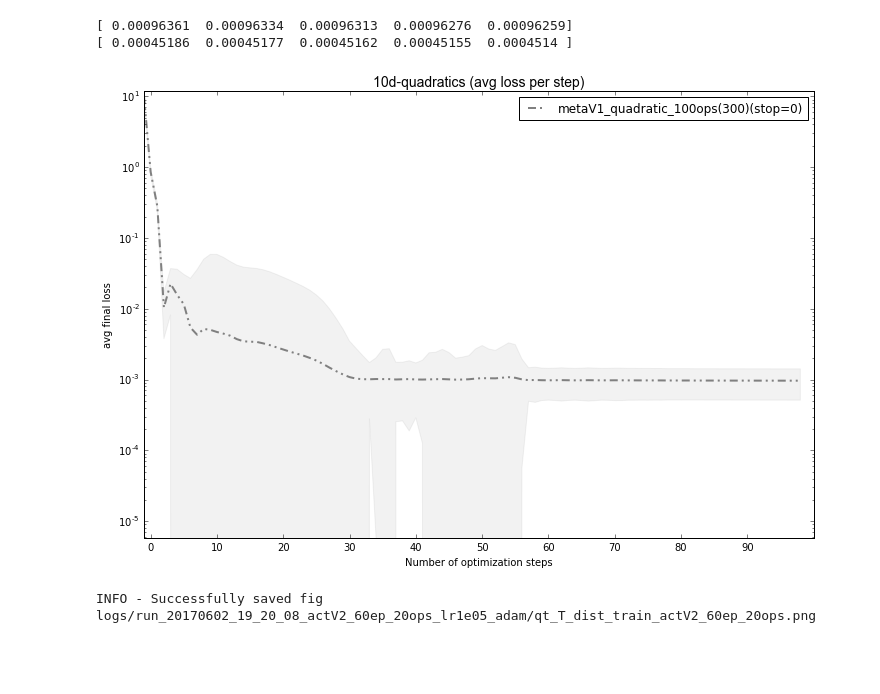
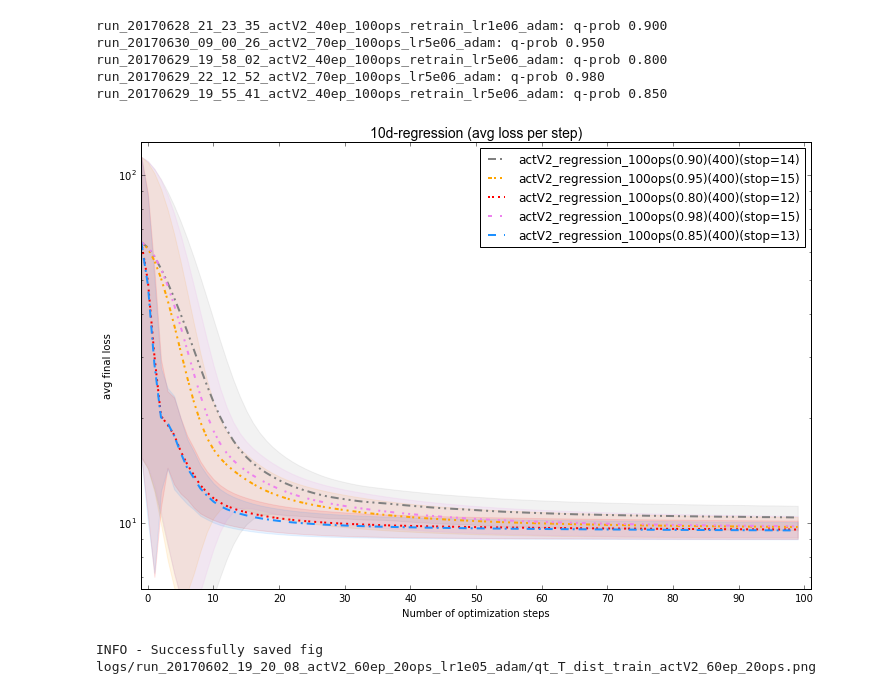
Before and after one commit to toologicbv/meta_learner, a Jupyter notebook: 10d_reg_results_20170623.ipynb, the cells around one changed output. Saved outputs shown, nothing was run; the diff lists cells and outputs as text; code cells hidden in the pictures; blank space fills up the shorter version.

```diff
--- a/10d_reg_results_20170623.ipynb
+++ b/10d_reg_results_20170623.ipynb
@@ -52,3 +44,14 @@ expers_to_load = [(True, "run_20170629_15_06_49_metaV1_10ep_100ops_retrain_lr5e0
+# %%
+expers_to_load = [(False, "run_20170629_15_06_49_metaV1_10ep_100ops_retrain_lr5e06_adam"), # quadratics
+                  (False, "run_20170625_18_56_22_metaV1_60ep_100ops_retrain_lr5e06_adam"), # quadratics
+                  (False, "run_20170629_16_58_08_metaV1_10ep_100ops_retrain_lr5e06_adam"), # 30eps/without BPTT
+                  (False, "run_20170627_18_12_50_metaV1_10ep_100ops_retrain_lr1e06_adam"), # 30eps/with BPTT
+                  # ACT V2 model (1 LSTM)
+                  (True, "run_20170628_21_23_35_actV2_40ep_100ops_retrain_lr1e06_adam"), # q=0.90 / lr 1e-6 / 70eps
+                  (True, "run_20170630_09_00_26_actV2_70ep_100ops_lr5e06_adam"), # 0.95 / lr5e-6 / 70eps
+                  (True, "run_20170629_19_58_02_actV2_40ep_100ops_retrain_lr5e06_adam"),  # 0.80 / lr5e-6 / 70 eps
+                  (True, "run_20170629_22_12_52_actV2_70ep_100ops_lr5e06_adam"), # 0.98 / lr 5e-6 / 70 eps
+                  (True, "run_20170629_19_55_41_actV2_40ep_100ops_retrain_lr5e06_adam")] # server 0.85 / 5e-6 / 80 eps
 # %%
 without_models = False
 
@@ -82,17 +97,25 @@ Using cuda for MetaLearner
+# %%
+for e in experiments:
+    print("{}: q-prob {:.3f}".format(e.args.log_dir, e.config.continue_prob))
+# %% [output]
+run_20170628_21_23_35_actV2_40ep_100ops_retrain_lr1e06_adam: q-prob 0.900
+run_20170630_09_00_26_actV2_70ep_100ops_lr5e06_adam: q-prob 0.950
+run_20170629_19_58_02_actV2_40ep_100ops_retrain_lr5e06_adam: q-prob 0.800
+run_20170629_22_12_52_actV2_70ep_100ops_lr5e06_adam: q-prob 0.980
+run_20170629_19_55_41_actV2_40ep_100ops_retrain_lr5e06_adam: q-prob 0.850
 # %%
-# new_exp_only = [new_experiments[1], new_experiments[2], new_experiments[3] ] #, new_experiments[4]]
-best_val_runs, lowest_value = plot_val_result([new_experiments[0]], do_show=True,
+new_exp_only = [new_experiments[0], new_experiments[1], new_experiments[2] ] #, new_experiments[4]]
+best_val_runs, lowest_value = plot_val_result(new_experiments, do_show=True,
                                               do_save=False,
                                               plot_best=False,
-                                              fig_name="10d_quadratics_with_stddev",
+                                              fig_name="10-dim regression",
                                               loss_type="loss",
-                                              max_step=100,
-                                              sort_exper="10d-quadratics",
-                                              log_scale=True)
+                                              max_step=101,
+                                              sort_exper="10d-regression",
+                                              log_scale=True,
+                                              with_stddev=True)
 # %% [output]
-[ 0.00096361  0.00096334  0.00096313  0.00096276  0.00096259]
-[ 0.00045186  0.00045177  0.00045162  0.00045155  0.0004514 ]
-[figure, old version]
+[figure, new version]
 # %%
 plot_qt_probs(experiments[1], data_set="train", show=True, plot_prior=False, save=True)
 # %% [output]
```
Also changed, not shown: parts of 15 cells of this notebook, 6 other files.
